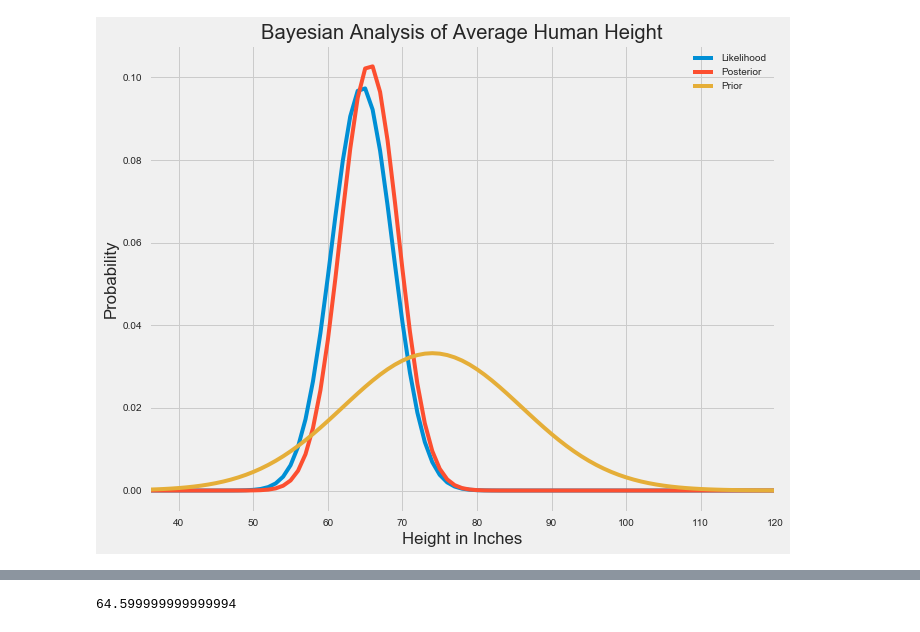
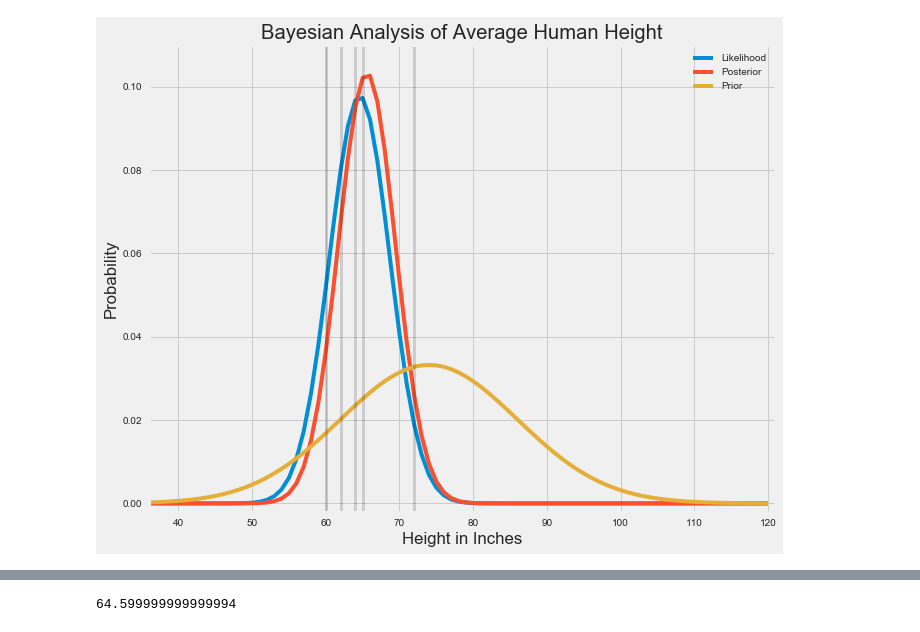
Before and after one commit to bpshaver/MCMC_Lightning_Talk, a Jupyter notebook: MCMC_Lightning_Talk.ipynb, the cells around one changed output, grey strips where cells are left out. Drawn from its saved outputs; the diff is of its cells as text; code cells hidden in the pictures.

```diff
--- a/MCMC_Lightning_Talk.ipynb
+++ b/MCMC_Lightning_Talk.ipynb
@@ -36,31 +36,35 @@ data_std  = np.std(data)
 def normal_likelihood(height, mean=data_mean, std=data_std):
     return(stats.norm(mean, std).pdf(height))
 
 likelihood_values = [normal_likelihood(height) for height in heights]
 
 # The posterior distribution is given by multiplying the prior and the likelihood:
 
 posterior_values = [normal_likelihood(height)*normal_prior(height) for height in heights]
 
 
 # We haven't normalized our posterior values by dividing by the marginal likelihood of observing our data.
 # But we can just force the posterir values to sum to one:
 def sum_to_one(posterior):
     return([x/sum(posterior) for x in posterior])
 
 posterior_values = sum_to_one(posterior_values)
 
 
 
 
 
 bayes = pd.DataFrame({'Prior':prior_values, 'Likelihood':likelihood_values, 'Posterior':posterior_values})
 bayes = bayes.set_index(heights)
 
 
 _ = bayes.plot()
 _ = plt.title('Bayesian Analysis of Average Human Height')
+for x in data:
+    plt.axvline(x, color='black', alpha=.15, linewidth=3)
+_ = plt.xlim((36,121))
+_ = plt.ylim((-.002,.11))
 _ = plt.ylabel('Probability')
 _ = plt.xlabel('Height in Inches')
 # %% [output]
-[figure, old version]
+[figure, new version]
```
Also changed, not shown: parts of 1 cell of this notebook, 7 other files.
